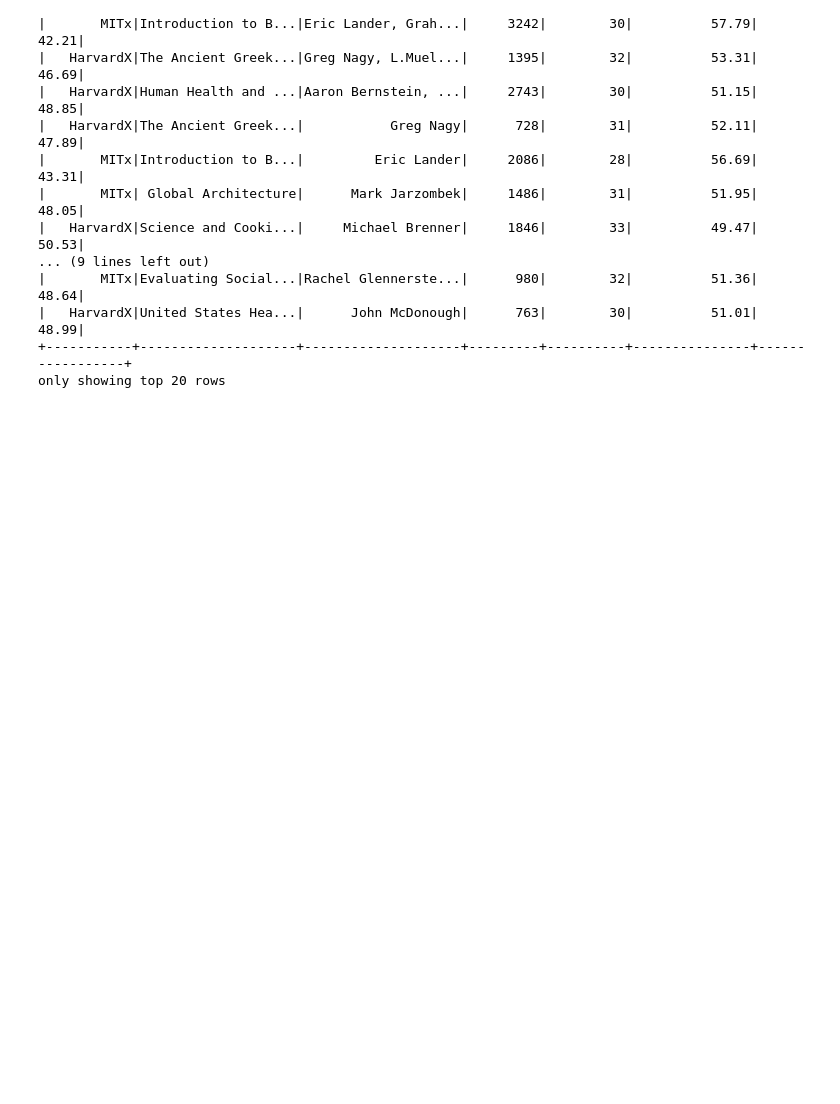
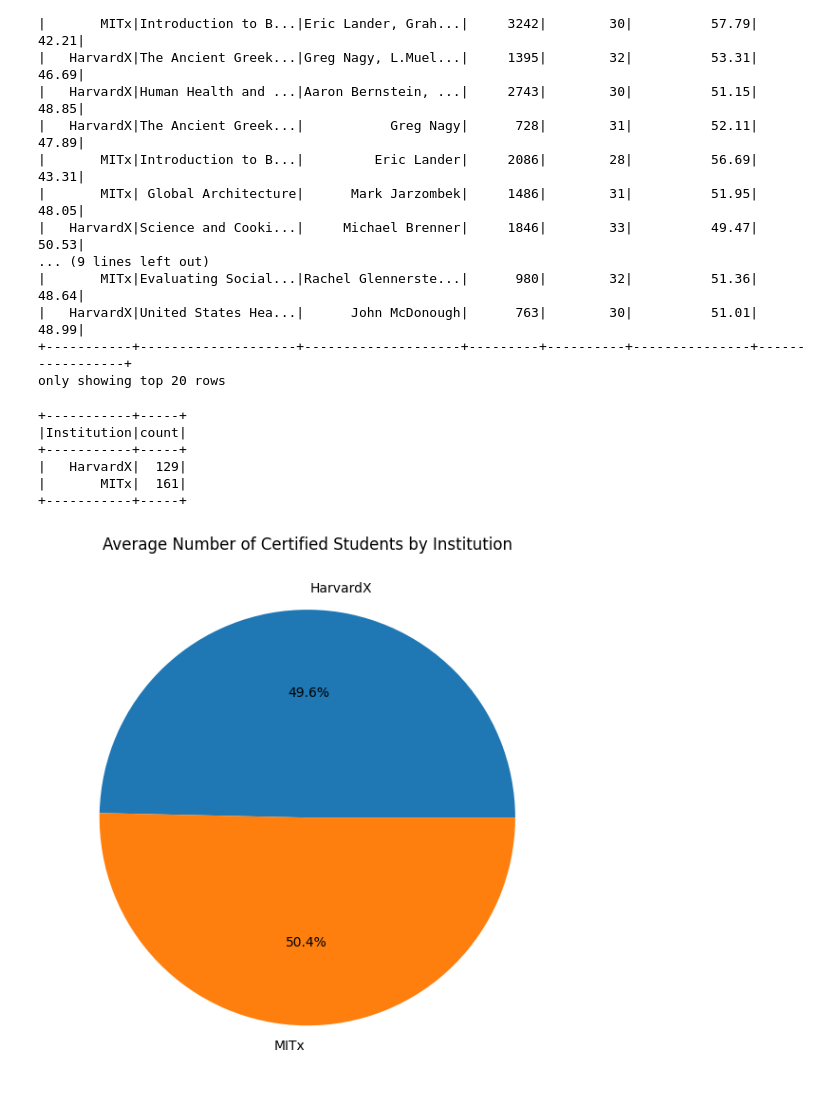
Before and after one commit to Amoako419/PySpark_projects, a Jupyter notebook: hardvard.ipynb, the cells around one changed output. Cells and saved outputs as stored; diff of their text form; code cells hidden in the pictures; blank space fills up the shorter version.

```diff
--- a/hardvard.ipynb
+++ b/hardvard.ipynb
@@ -256,3 +245,28 @@ spark.sql("Select Institution, Course_Title, Instructors, Certified, Median_Age,
 |   HarvardX|United States Hea...|      John McDonough|      763|        30|          51.01|            48.99|
 +-----------+--------------------+--------------------+---------+----------+---------------+-----------------+
 only showing top 20 rows
+# %%
+from pyspark.sql import functions as F
+
+# Count the number of courses per institution
+df.groupBy("Institution").count().show()
+# %% [output]
++-----------+-----+
+|Institution|count|
++-----------+-----+
+|   HarvardX|  129|
+|       MITx|  161|
++-----------+-----+
+# %%
+import matplotlib.pyplot as plt
+# Calculate the average number of students who got certified for each institution
+avg_certified_df = df.groupBy("Institution").agg(F.avg("Certified").alias("avg_certified")).toPandas()
+
+# Create pie chart
+plt.figure(figsize=(8,6))
+plt.pie(avg_certified_df['avg_certified'], labels=avg_certified_df['Institution'], autopct='%1.1f%%')
+plt.title('Average Number of Certified Students by Institution')
+plt.tight_layout()
+plt.show()
+# %% [output]
+[figure, added]
```
Also changed, not shown: parts of 5 cells of this notebook.
